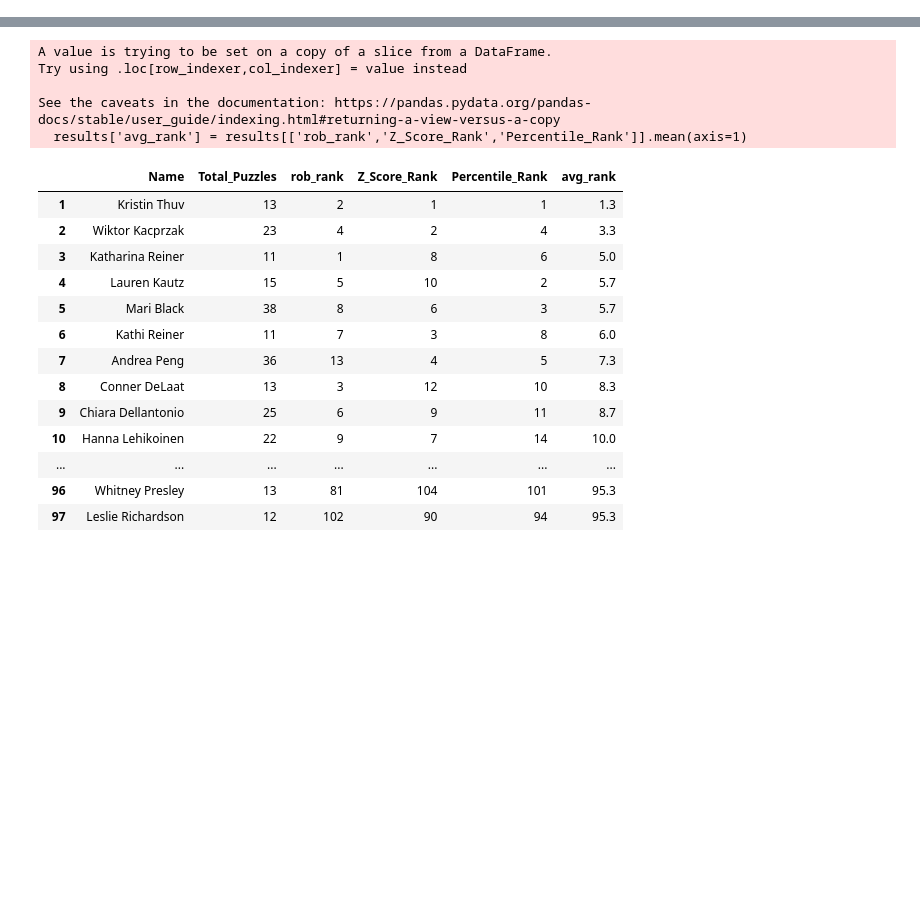
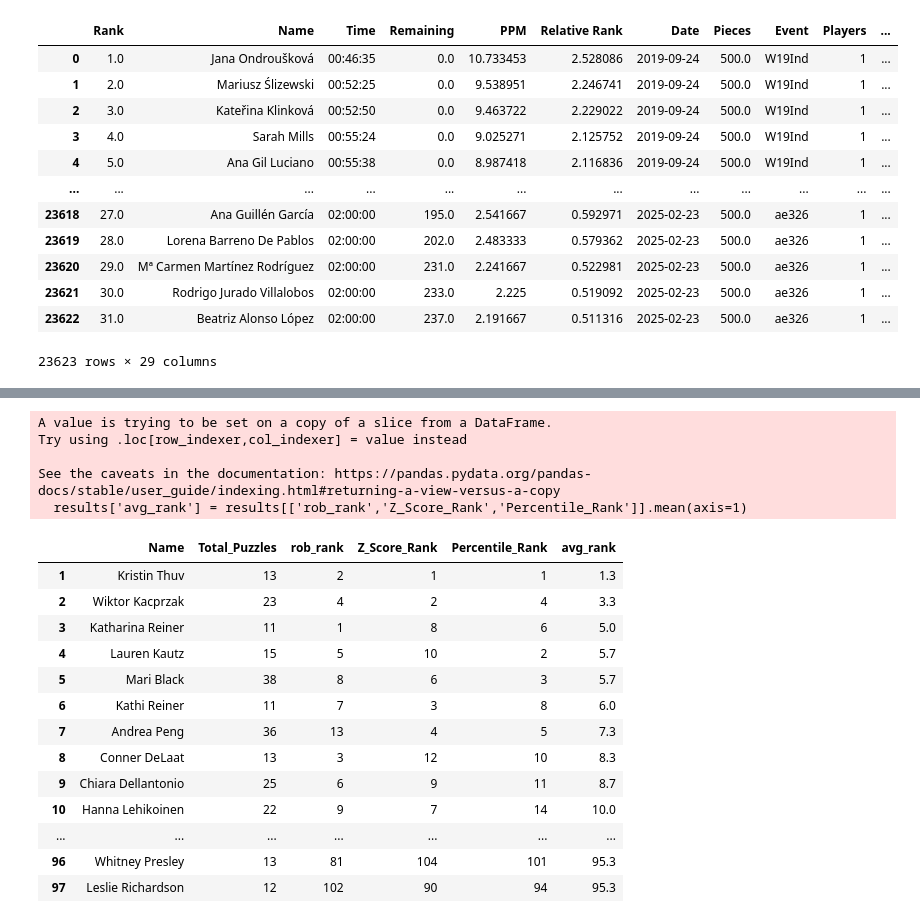
Before and after one commit to JacobPilawa/puzzleboard, a Jupyter notebook: scratchwork.ipynb, the cells around one changed output, grey strips where cells are left out. Cells and saved outputs as stored; diff of their text form; code cells hidden in the pictures; blank space fills up the shorter version.

```diff
--- a/scratchwork.ipynb
+++ b/scratchwork.ipynb
@@ -0,0 +1,17 @@
+# %%
+url = 'https://docs.google.com/spreadsheets/d/1aCENVOk-wroyW4-YS4OgtTTqr3rA-T9CZOjCQgALgSE/export?format=xlsx'
+xls = pd.ExcelFile(url)
+
+
+# ---------- get main data -------------
+exclude = {"_Competition Factors", "_JPAR Ratings", "_Latest JPAR Ratings", "_Histograms", "_UTILITY FUNCTIONS"}
+sheets_to_read = [s for s in xls.sheet_names if s not in exclude]
+
+dfs = {
+    name: xls.parse(name, dtype={'Time': str})
+    for name in sheets_to_read
+}
+# %%
+for name, df in dfs.items():
+    fullname = df['Event'].iloc[0]
+    df['Full_Event'] = fullname
@@ -0,0 +63,18 @@
+# %%
+merged_df = combined_df.merge(df, on =['Full_Event','Name'],how='left')
+# %%
+merged_df
+# %% [output]
+|  | Rank | Name | Time | Remaining | PPM | Relative Rank | Date | Pieces | Event | Players | ... |
+| 0 | 1.0 | Jana Ondroušková | 00:46:35 | 0.0 | 10.733453 | 2.528086 | 2019-09-24 | 500.0 | W19Ind | 1 | ... |
+| 1 | 2.0 | Mariusz Ślizewski | 00:52:25 | 0.0 | 9.538951 | 2.246741 | 2019-09-24 | 500.0 | W19Ind | 1 | ... |
+| 2 | 3.0 | Kateřina Klinková | 00:52:50 | 0.0 | 9.463722 | 2.229022 | 2019-09-24 | 500.0 | W19Ind | 1 | ... |
+| 3 | 4.0 | Sarah Mills | 00:55:24 | 0.0 | 9.025271 | 2.125752 | 2019-09-24 | 500.0 | W19Ind | 1 | ... |
+| 4 | 5.0 | Ana Gil Luciano | 00:55:38 | 0.0 | 8.987418 | 2.116836 | 2019-09-24 | 500.0 | W19Ind | 1 | ... |
+| ... | ... | ... | ... | ... | ... | ... | ... | ... | ... | ... | ... |
+| 23618 | 27.0 | Ana Guillén García | 02:00:00 | 195.0 | 2.541667 | 0.592971 | 2025-02-23 | 500.0 | ae326 | 1 | ... |
+| 23619 | 28.0 | Lorena Barreno De Pablos | 02:00:00 | 202.0 | 2.483333 | 0.579362 | 2025-02-23 | 500.0 | ae326 | 1 | ... |
+| 23620 | 29.0 | Mª Carmen Martínez Rodríguez | 02:00:00 | 231.0 | 2.241667 | 0.522981 | 2025-02-23 | 500.0 | ae326 | 1 | ... |
+| 23621 | 30.0 | Rodrigo Jurado Villalobos | 02:00:00 | 233.0 | 2.225 | 0.519092 | 2025-02-23 | 500.0 | ae326 | 1 | ... |
+| 23622 | 31.0 | Beatriz Alonso López | 02:00:00 | 237.0 | 2.191667 | 0.511316 | 2025-02-23 | 500.0 | ae326 | 1 | ... |
+23623 rows × 29 columns
```
Also changed, not shown: parts of 6 cells of this notebook, 4 other files.
